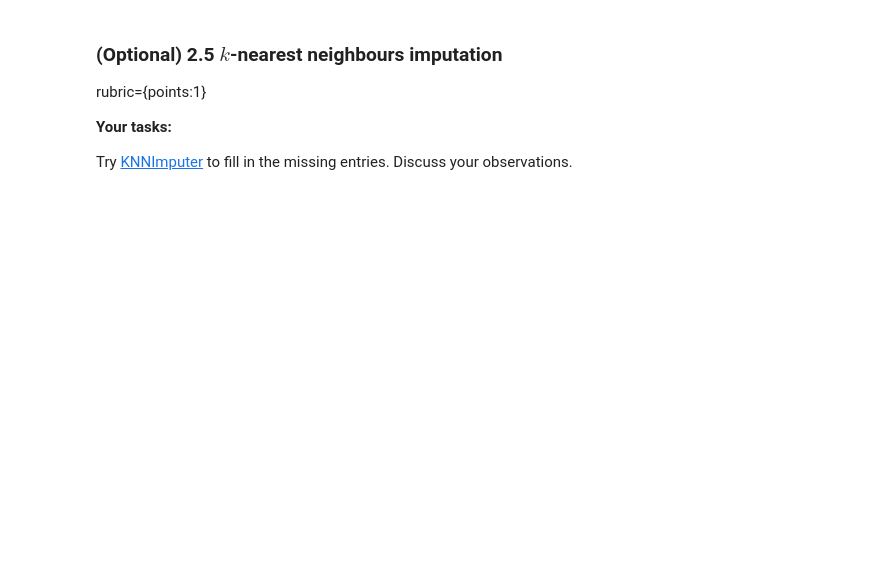
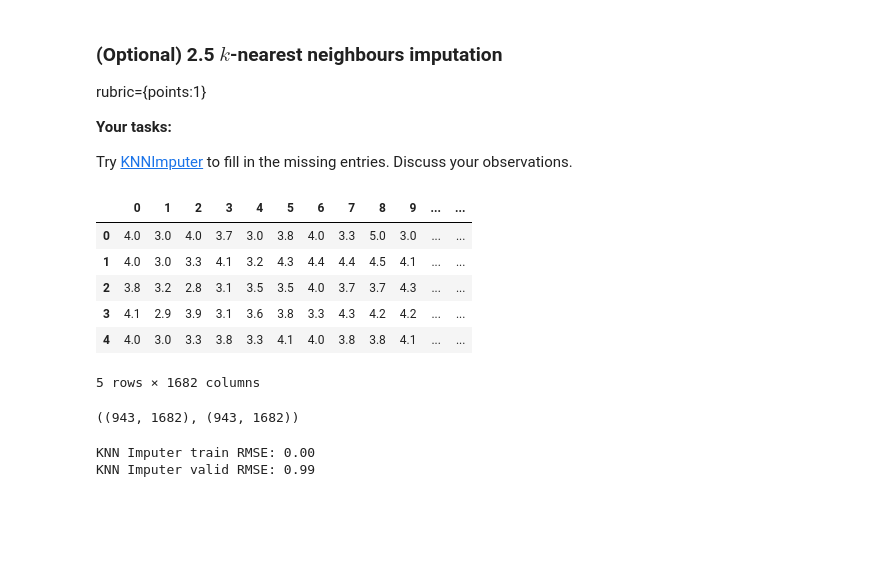
Before and after one commit to Blaise143/CPSC-330-ASSIGNMENTS, a Jupyter notebook: hw7/hw7.ipynb, the cells around one changed output. Cells and saved outputs as stored; diff of their text form; code cells hidden in the pictures; blank space fills up the shorter version.

```diff
--- a/hw7/hw7.ipynb
+++ b/hw7/hw7.ipynb
@@ -579,6 +647,29 @@ rubric={points:1}
 **Your tasks:**
 
 Try [KNNImputer](https://scikit-learn.org/stable/modules/generated/sklearn.impute.KNNImputer.html) to fill in the missing entries. Discuss your observations.
+# %%
+from sklearn.impute import KNNImputer
+
+imputer = KNNImputer(n_neighbors=10, copy=False, keep_empty_features=True)
+imputed_trainset = imputer.fit_transform(train_mat)
+pd.DataFrame(imputed_trainset).head()
+# %% [output]
+|  | 0 | 1 | 2 | 3 | 4 | 5 | 6 | 7 | 8 | 9 | ... | ... |
+| 0 | 4.0 | 3.0 | 4.0 | 3.7 | 3.0 | 3.8 | 4.0 | 3.3 | 5.0 | 3.0 | ... | ... |
+| 1 | 4.0 | 3.0 | 3.3 | 4.1 | 3.2 | 4.3 | 4.4 | 4.4 | 4.5 | 4.1 | ... | ... |
+| 2 | 3.8 | 3.2 | 2.8 | 3.1 | 3.5 | 3.5 | 4.0 | 3.7 | 3.7 | 4.3 | ... | ... |
+| 3 | 4.1 | 2.9 | 3.9 | 3.1 | 3.6 | 3.8 | 3.3 | 4.3 | 4.2 | 4.2 | ... | ... |
+| 4 | 4.0 | 3.0 | 3.3 | 3.8 | 3.3 | 4.1 | 4.0 | 3.8 | 3.8 | 4.1 | ... | ... |
+5 rows × 1682 columns
+# %%
+imputed_trainset.shape, train_mat.shape
+# %% [output]
+((943, 1682), (943, 1682))
+# %%
+evaluate(imputed_trainset, train_mat, valid_mat, model_name="KNN Imputer")
+# %% [output]
+KNN Imputer train RMSE: 0.00
+KNN Imputer valid RMSE: 0.99
 # %% [markdown]
 <br><br>
 # %% [markdown]
```
Also changed, not shown: parts of 13 cells of this notebook, 1 other file.
